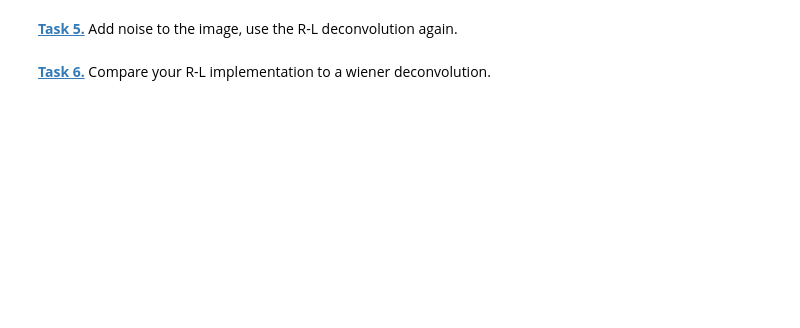
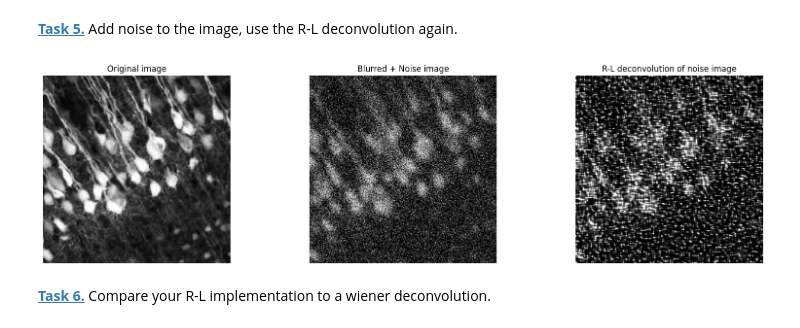
Before and after one commit to CihZyrk/mobi-fs5-python, a Jupyter notebook: deconvolution.ipynb, the cells around one changed output. Cells and saved outputs as stored; diff of their text form; code cells hidden in the pictures; blank space fills up the shorter version.

```diff
--- a/deconvolution.ipynb
+++ b/deconvolution.ipynb
@@ -47,8 +47,8 @@ plt.imshow(create_psf(psf_size), 'gray')
 # %% [markdown]
 Apply the second psf to the image:
 # %%
-psf2 = create_psf(psf_size)
-img_conv2 = conv(img, psf2, mode="same", boundary="symm")
+psf_gaussian = create_psf(psf_size)
+img_conv2 = conv(img, psf_gaussian, mode="same", boundary="symm")
 plt.imshow(img_conv2, 'gray')
 # %% [output]
 <matplotlib.image.AxesImage at 0x...>
@@ -86,5 +96,27 @@ plt.show()
 noise = (np.random.normal(loc=0,size=img.shape))
 reduce_factor = 5
 noise = noise / reduce_factor
+# %%
+img_noisy = img_conv2 + noise
+img_noisy = img_noisy.clip(0, 1)
+
+img_deconv_noisy = richardson_lucy_deconvolution(img_noisy, psf_gaussian, 60)
+
+plt.figure(figsize=(20,5))
+plt.subplot(1, 3, 1)
+plt.axis('off')
+plt.imshow(img, 'gray')
+plt.title('Original image')
+plt.subplot(1, 3, 2)
+plt.axis('off')
+plt.imshow(img_noisy, 'gray')
+plt.title('Blurred + Noise image')
+plt.subplot(1, 3, 3)
+plt.axis('off')
+plt.imshow(img_deconv_noisy, 'gray')
+plt.title('R-L deconvolution of noise image')
+plt.show()
+# %% [output]
+[figure, added]
 # %% [markdown]
 **[Task 6.]()** Compare your R-L implementation to a wiener deconvolution.
```
Also changed, not shown: parts of 6 cells of this notebook.
